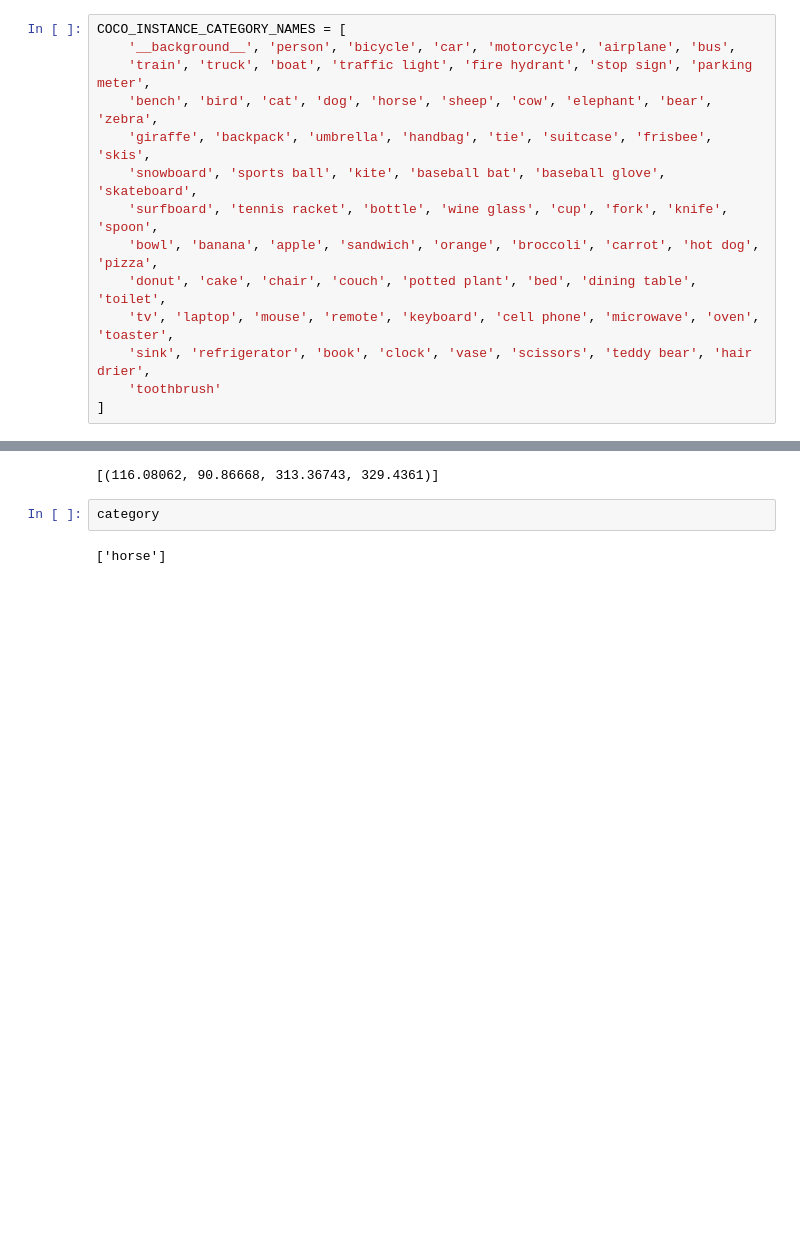
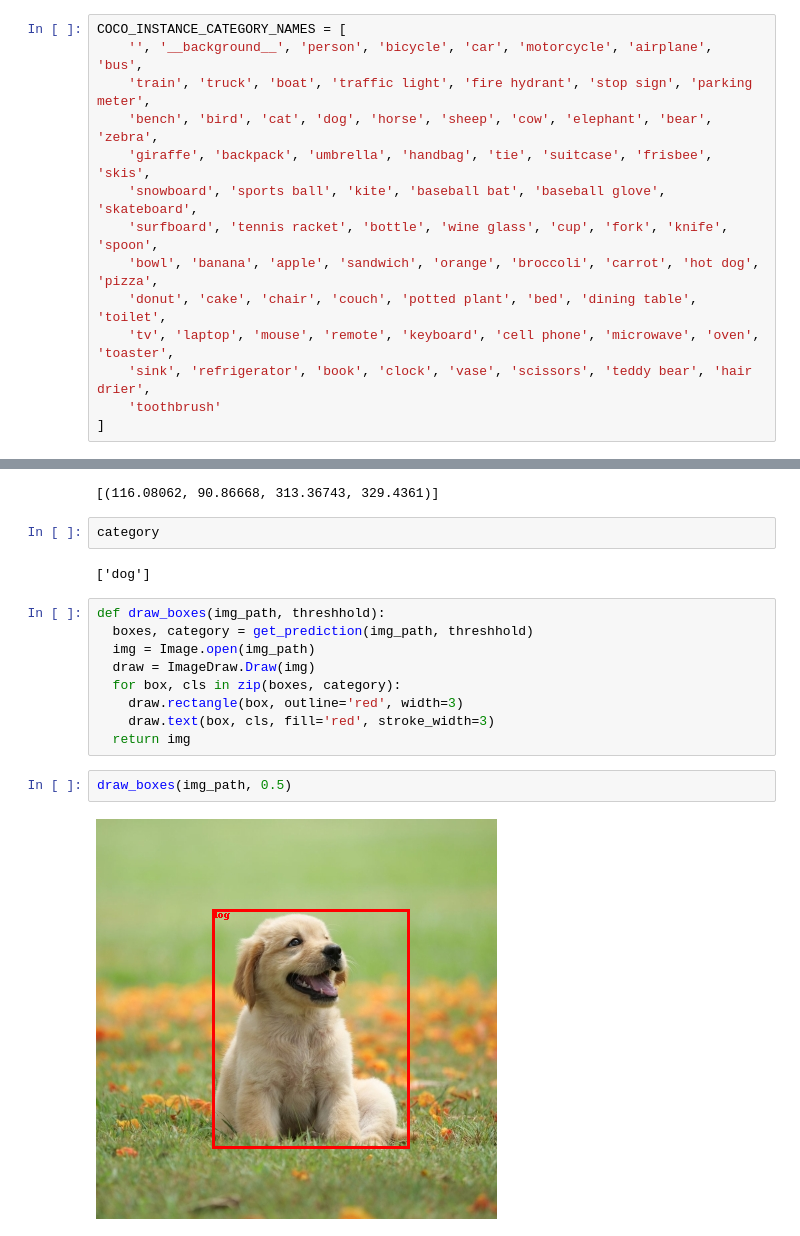
Before and after one commit to CDAC2036/Natural-Learning-Processing, a Jupyter notebook: Day_17/27_Faster RCNN for Object Detection.ipynb, the cells around one changed output, grey strips where cells are left out. Cells and saved outputs as stored; diff of their text form; blank space fills up the shorter version.

```diff
--- a/Day_17/27_Faster RCNN for Object Detection.ipynb
+++ b/Day_17/27_Faster RCNN for Object Detection.ipynb
@@ -38,7 +38,7 @@ FasterRCNN(
 )
 # %%
 COCO_INSTANCE_CATEGORY_NAMES = [
-    '__background__', 'person', 'bicycle', 'car', 'motorcycle', 'airplane', 'bus',
+    '', '__background__', 'person', 'bicycle', 'car', 'motorcycle', 'airplane', 'bus',
     'train', 'truck', 'boat', 'traffic light', 'fire hydrant', 'stop sign', 'parking meter',
     'bench', 'bird', 'cat', 'dog', 'horse', 'sheep', 'cow', 'elephant', 'bear', 'zebra',
     'giraffe', 'backpack', 'umbrella', 'handbag', 'tie', 'suitcase', 'frisbee', 'skis',
@@ -87,4 +87,17 @@ boxes
 # %%
 category
 # %% [output]
-['horse']
+['dog']
+# %%
+def draw_boxes(img_path, threshhold):
+  boxes, category = get_prediction(img_path, threshhold)
+  img = Image.open(img_path)
+  draw = ImageDraw.Draw(img)
+  for box, cls in zip(boxes, category):
+    draw.rectangle(box, outline='red', width=3)
+    draw.text(box, cls, fill='red', stroke_width=3)
+  return img
+# %%
+draw_boxes(img_path, 0.5)
+# %% [output]
+[figure, added]
```
